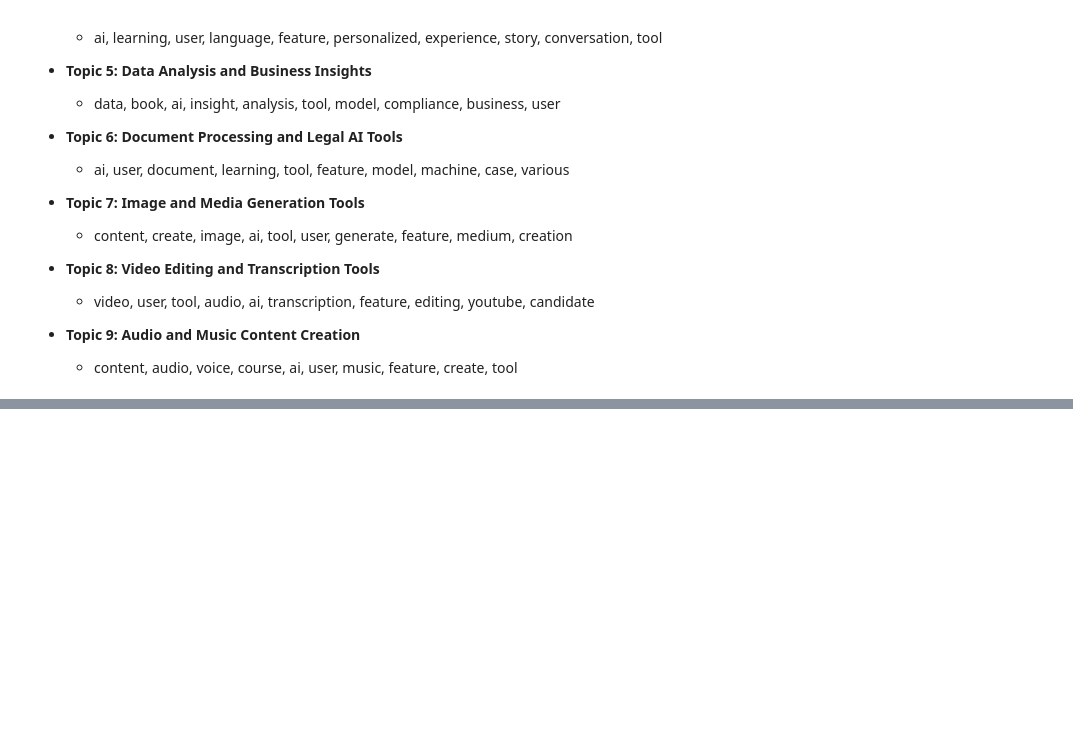
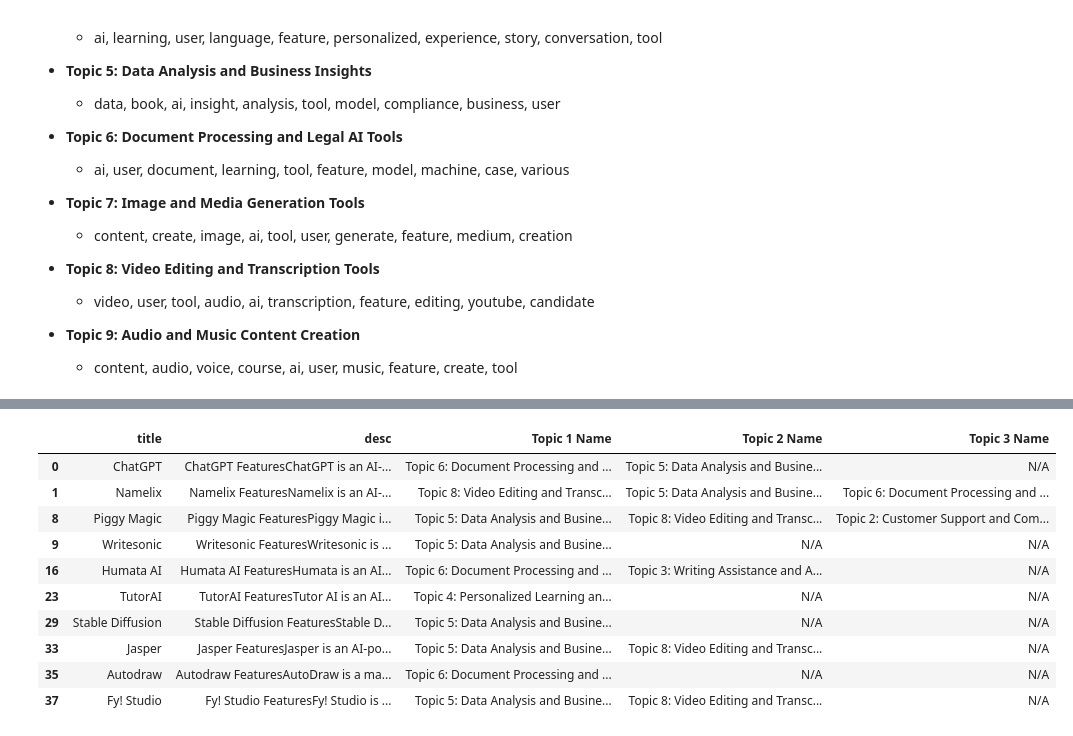
Before and after one commit to saeed-saffari/LLM_education_topic_modeling, a Jupyter notebook: topic_modeling_001.ipynb, the cells around one changed output, grey strips where cells are left out. Cells and saved outputs as stored; diff of their text form; code cells hidden in the pictures; blank space fills up the shorter version.

```diff
--- a/topic_modeling_001.ipynb
+++ b/topic_modeling_001.ipynb
@@ -273,3 +292,11 @@ pyLDAvis.save_html(lda_display, 'lda_visualization_10_group.html')
 
 - **Topic 9: Audio and Music Content Creation**
   - content, audio, voice, course, ai, user, music, feature, create, tool
+# %%
+doc_topics = lda_model10.get_document_topics(corpus)
+document_topic_mapping = []
+
+for doc in doc_topics:
+    # Find the topic with the highest probability for the current document
+    dominant_topic = max(doc, key=lambda x: x[1])[0]  # Get topic index with highest probability
+    document_topic_mapping.append(dominant_topic)
@@ -275,0 +348,61 @@ pyLDAvis.save_html(lda_display, 'lda_visualization_10_group.html')
+# %%
+# Get the topic distribution for each document
+doc_topics = lda_model10.get_document_topics(corpus)
+
+# Initialize lists to store the top 3 topics for each document
+topic_1_mapping = []
+topic_2_mapping = []
+topic_3_mapping = []
+
+for doc in doc_topics:
+    # Sort the topics for each document by probability in descending order
+    sorted_topics = sorted(doc, key=lambda x: x[1], reverse=True)
+
+    # Check if there are fewer than 3 topics for a document (edge case)
+    if len(sorted_topics) >= 3:
+        # Extract the top 3 topics
+        top_3_topics = [topic[0] for topic in sorted_topics[:3]]  # Get topic index
+    else:
+        # Handle documents with fewer than 3 topics
+        top_3_topics = [topic[0] for topic in sorted_topics] + [None] * (3 - len(sorted_topics))
+
+    # Store the topics in separate lists
+    topic_1_mapping.append(top_3_topics[0])
+    topic_2_mapping.append(top_3_topics[1])
+    topic_3_mapping.append(top_3_topics[2])
+
+# Define the topic names corresponding to the topic numbers
+topic_name = [
+    'Topic 0: AI Tools for Data, Search, and Learning',
+    'Topic 1: AI-Enhanced Content Creation and Job Tools',
+    'Topic 2: Customer Support and Communication Tools',
+    'Topic 3: Writing Assistance and Academic Tools',
+    'Topic 4: Personalized Learning and Language Experience',
+    'Topic 5: Data Analysis and Business Insights',
+    'Topic 6: Document Processing and Legal AI Tools',
+    'Topic 7: Image and Media Generation Tools',
+    'Topic 8: Video Editing and Transcription Tools',
+    'Topic 9: Audio and Music Content Creation'
+]
+
+# Filter for 'AI tools for education' category
+edu_with_topic_3 = filtered_df  # Assuming 'filtered_df' is already filtered for 'AI tools for education'
+
+# Add the top 3 topics as new columns with their corresponding numbers
+edu_with_topic_3['Topic 1 Number'] = topic_1_mapping
+edu_with_topic_3['Topic 2 Number'] = topic_2_mapping
+edu_with_topic_3['Topic 3 Number'] = topic_3_mapping
+
+# Map the topic numbers to their corresponding topic names, handling None and NaN values
+edu_with_topic_3['Topic 1 Name'] = edu_with_topic_3['Topic 1 Number'].apply(lambda x: topic_name[int(x)] if pd.notna(x) else 'N/A')
+edu_with_topic_3['Topic 2 Name'] = edu_with_topic_3['Topic 2 Number'].apply(lambda x: topic_name[int(x)] if pd.notna(x) else 'N/A')
+edu_with_topic_3['Topic 3 Name'] = edu_with_topic_3['Topic 3 Number'].apply(lambda x: topic_name[int(x)] if pd.notna(x) else 'N/A')
+
+
+# Show the resulting dataframe with descriptions and the top 3 topics
+print('shape:', edu_with_topic_3.shape)
+edu_with_topic_3[['title', 'desc', 'Topic 1 Name', 'Topic 2 Name', 'Topic 3 Name']].head(10)
+#edu_with_topic_3.head()
+# Optional: Save to CSV if needed
+#edu_with_topic_3.to_csv('edu_with_top_3_topics.csv', index=False)
+# %% [output]
@@ -275,0 +410,11 @@ pyLDAvis.save_html(lda_display, 'lda_visualization_10_group.html')
+|  | title | desc | Topic 1 Name | Topic 2 Name | Topic 3 Name |
+| 0 | ChatGPT | ChatGPT FeaturesChatGPT is an AI-... | Topic 6: Document Processing and ... | Topic 5: Data Analysis and Busine... | N/A |
+| 1 | Namelix | Namelix FeaturesNamelix is an AI-... | Topic 8: Video Editing and Transc... | Topic 5: Data Analysis and Busine... | Topic 6: Document Processing and ... |
+| 8 | Piggy Magic | Piggy Magic FeaturesPiggy Magic i... | Topic 5: Data Analysis and Busine... | Topic 8: Video Editing and Transc... | Topic 2: Customer Support and Com... |
+| 9 | Writesonic | Writesonic FeaturesWritesonic is ... | Topic 5: Data Analysis and Busine... | N/A | N/A |
+| 16 | Humata AI | Humata AI FeaturesHumata is an AI... | Topic 6: Document Processing and ... | Topic 3: Writing Assistance and A... | N/A |
+| 23 | TutorAI | TutorAI FeaturesTutor AI is an AI... | Topic 4: Personalized Learning an... | N/A | N/A |
+| 29 | Stable Diffusion | Stable Diffusion FeaturesStable D... | Topic 5: Data Analysis and Busine... | N/A | N/A |
+| 33 | Jasper | Jasper FeaturesJasper is an AI-po... | Topic 5: Data Analysis and Busine... | Topic 8: Video Editing and Transc... | N/A |
+| 35 | Autodraw | Autodraw FeaturesAutoDraw is a ma... | Topic 6: Document Processing and ... | N/A | N/A |
+| 37 | Fy! Studio | Fy! Studio FeaturesFy! Studio is ... | Topic 5: Data Analysis and Busine... | Topic 8: Video Editing and Transc... | N/A |
```
Also changed, not shown: parts of 37 cells of this notebook.
